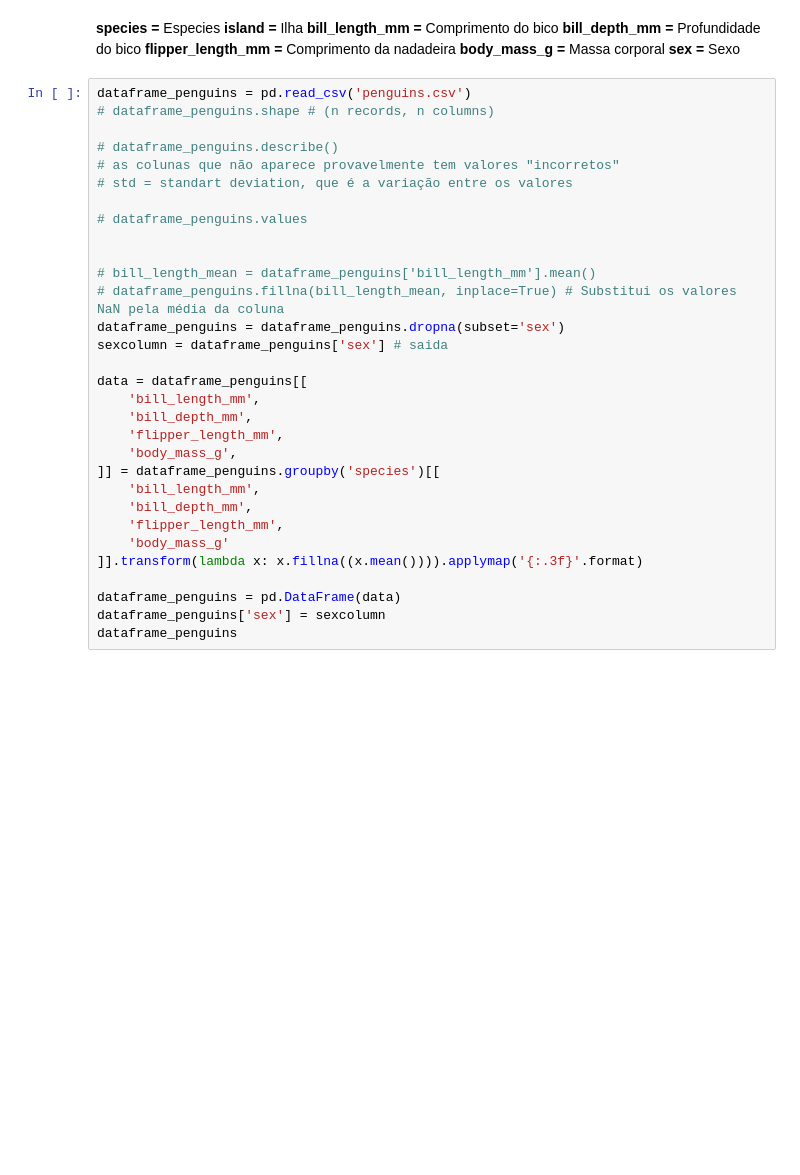
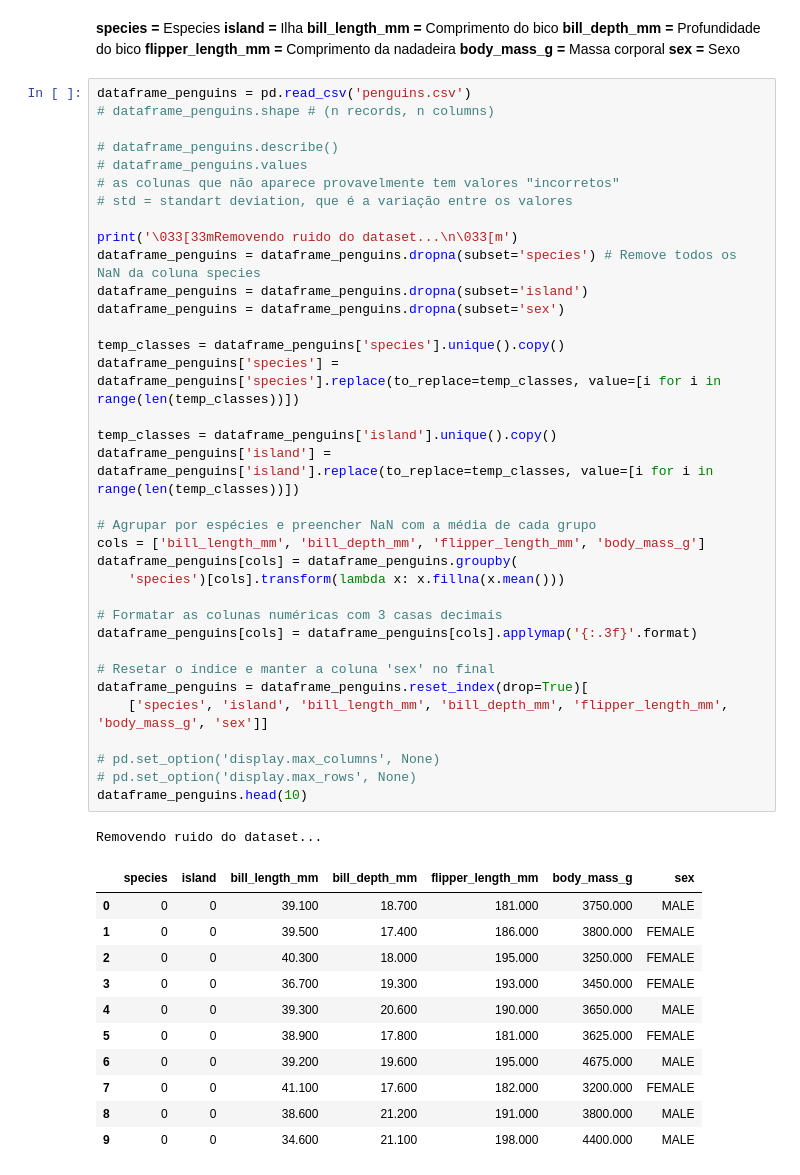
Before and after one commit to c-Bruno/Residency, a Jupyter notebook: DataScience/Pratice exams/02.Exam/23022369_23022371_23022385.ipynb, the cells around one changed output. Drawn from its saved outputs; the diff is of its cells as text; blank space fills up the shorter version.

```diff
--- a/DataScience/Pratice exams/02.Exam/23022369_23022371_23022385.ipynb
+++ b/DataScience/Pratice exams/02.Exam/23022369_23022371_23022385.ipynb
@@ -16,31 +20,48 @@ import matplotlib.pyplot.
 # %%
 dataframe_penguins = pd.read_csv('penguins.csv')
 # dataframe_penguins.shape # (n records, n columns)
 
 # dataframe_penguins.describe()
+# dataframe_penguins.values
 # as colunas que não aparece provavelmente tem valores "incorretos"
 # std = standart deviation, que é a variação entre os valores
 
-# dataframe_penguins.values
+print('\033[33mRemovendo ruido do dataset...\n\033[m')
+dataframe_penguins = dataframe_penguins.dropna(subset='species') # Remove todos os NaN da coluna species
+dataframe_penguins = dataframe_penguins.dropna(subset='island')
+dataframe_penguins = dataframe_penguins.dropna(subset='sex')
 
+temp_classes = dataframe_penguins['species'].unique().copy()
+dataframe_penguins['species'] = dataframe_penguins['species'].replace(to_replace=temp_classes, value=[i for i in range(len(temp_classes))])
 
-# bill_length_mean = dataframe_penguins['bill_length_mm'].mean()
-# dataframe_penguins.fillna(bill_length_mean, inplace=True) # Substitui os valores NaN pela média da coluna
-dataframe_penguins = dataframe_penguins.dropna(subset='sex')
-sexcolumn = dataframe_penguins['sex'] # saida
+temp_classes = dataframe_penguins['island'].unique().copy()
+dataframe_penguins['island'] = dataframe_penguins['island'].replace(to_replace=temp_classes, value=[i for i in range(len(temp_classes))])
 
-data = dataframe_penguins[[
-    'bill_length_mm',
-    'bill_depth_mm',
-    'flipper_length_mm',
-    'body_mass_g',
-]] = dataframe_penguins.groupby('species')[[
-    'bill_length_mm',
-    'bill_depth_mm',
-    'flipper_length_mm',
-    'body_mass_g'
-]].transform(lambda x: x.fillna((x.mean()))).applymap('{:.3f}'.format)
+# Agrupar por espécies e preencher NaN com a média de cada grupo
+cols = ['bill_length_mm', 'bill_depth_mm', 'flipper_length_mm', 'body_mass_g']
+dataframe_penguins[cols] = dataframe_penguins.groupby(
+    'species')[cols].transform(lambda x: x.fillna(x.mean()))
 
-dataframe_penguins = pd.DataFrame(data)
-dataframe_penguins['sex'] = sexcolumn
-dataframe_penguins
+# Formatar as colunas numéricas com 3 casas decimais
+dataframe_penguins[cols] = dataframe_penguins[cols].applymap('{:.3f}'.format)
+
+# Resetar o índice e manter a coluna 'sex' no final
+dataframe_penguins = dataframe_penguins.reset_index(drop=True)[
+    ['species', 'island', 'bill_length_mm', 'bill_depth_mm', 'flipper_length_mm', 'body_mass_g', 'sex']]
+
+# pd.set_option('display.max_columns', None)
+# pd.set_option('display.max_rows', None)
+dataframe_penguins.head(10)
+# %% [output]
+Removendo ruido do dataset...
+|  | species | island | bill_length_mm | bill_depth_mm | flipper_length_mm | body_mass_g | sex |
+| 0 | 0 | 0 | 39.100 | 18.700 | 181.000 | 3750.000 | MALE |
+| 1 | 0 | 0 | 39.500 | 17.400 | 186.000 | 3800.000 | FEMALE |
+| 2 | 0 | 0 | 40.300 | 18.000 | 195.000 | 3250.000 | FEMALE |
+| 3 | 0 | 0 | 36.700 | 19.300 | 193.000 | 3450.000 | FEMALE |
+| 4 | 0 | 0 | 39.300 | 20.600 | 190.000 | 3650.000 | MALE |
+| 5 | 0 | 0 | 38.900 | 17.800 | 181.000 | 3625.000 | FEMALE |
+| 6 | 0 | 0 | 39.200 | 19.600 | 195.000 | 4675.000 | MALE |
+| 7 | 0 | 0 | 41.100 | 17.600 | 182.000 | 3200.000 | FEMALE |
+| 8 | 0 | 0 | 38.600 | 21.200 | 191.000 | 3800.000 | MALE |
+| 9 | 0 | 0 | 34.600 | 21.100 | 198.000 | 4400.000 | MALE |
```
Also changed, not shown: parts of 12 cells of this notebook, 1 other file.
